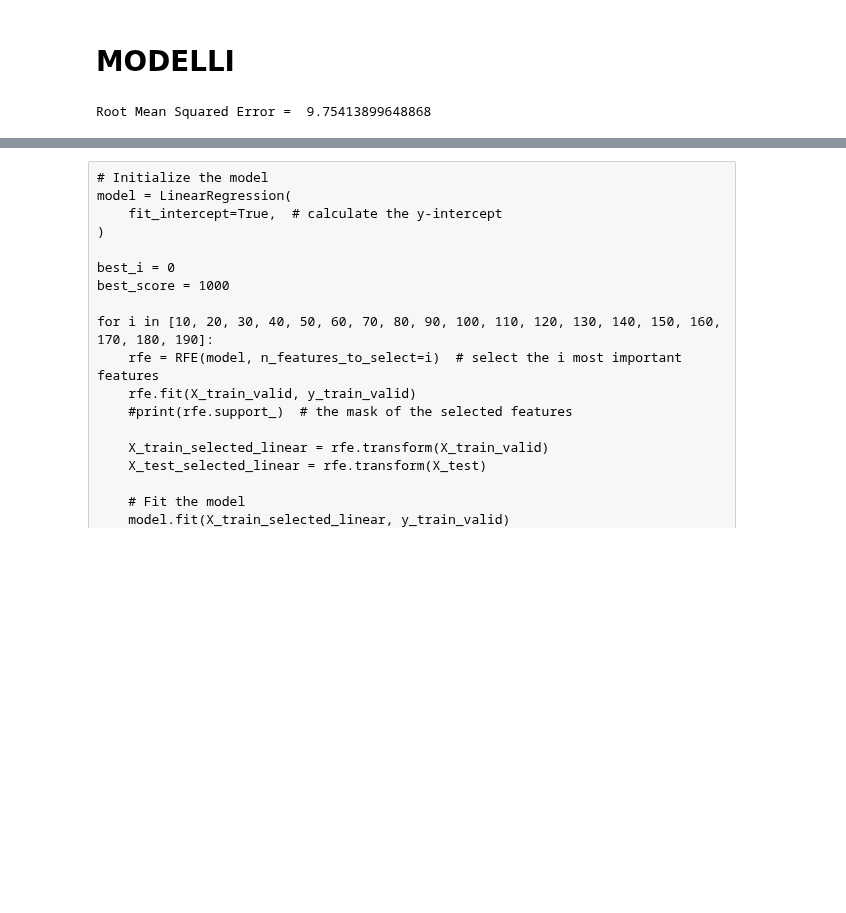
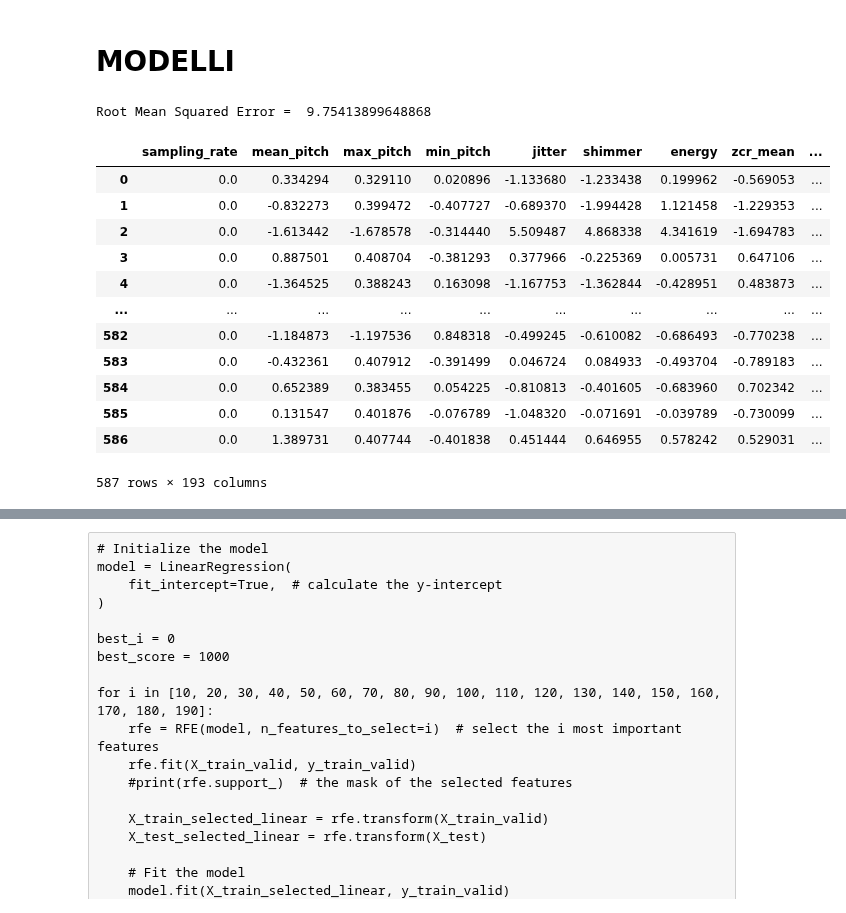
Before and after one commit to RBello02/Homework_Data_science, a Jupyter notebook: notebook_marti.ipynb, the cells around one changed output, grey strips where cells are left out. Saved outputs shown, nothing was run; the diff lists cells and outputs as text; code cells hidden in the pictures; blank space fills up the shorter version.

```diff
--- a/notebook_marti.ipynb
+++ b/notebook_marti.ipynb
@@ -212,9 +212,28 @@ X_test = scaler.transform(X_test)
 # %%
 # Linear regressor with all features
 model = LinearRegression(fit_intercept=True)
 
 model.fit(X_train_valid, y_train_valid)
-score = root_mean_squared_error(y_test, model.predict(X_test))
+y_pred = model.predict(X_test)
+score = root_mean_squared_error(y_test, y_pred)
 print('Root Mean Squared Error = ', score )
+
+residuals = y_pred - y_test
+data_dev_res = pd.DataFrame(X_test, columns=data_dev.columns[~data_dev.columns.isin(['age'])])
+data_dev_res['residual'] = residuals.to_numpy()
+data_dev_res
 # %% [output]
 Root Mean Squared Error =  9.75413899648868
+|  | sampling_rate | mean_pitch | max_pitch | min_pitch | jitter | shimmer | energy | zcr_mean | ... |
+| 0 | 0.0 | 0.334294 | 0.329110 | 0.020896 | -1.133680 | -1.233438 | 0.199962 | -0.569053 | ... |
+| 1 | 0.0 | -0.832273 | 0.399472 | -0.407727 | -0.689370 | -1.994428 | 1.121458 | -1.229353 | ... |
+| 2 | 0.0 | -1.613442 | -1.678578 | -0.314440 | 5.509487 | 4.868338 | 4.341619 | -1.694783 | ... |
+| 3 | 0.0 | 0.887501 | 0.408704 | -0.381293 | 0.377966 | -0.225369 | 0.005731 | 0.647106 | ... |
+| 4 | 0.0 | -1.364525 | 0.388243 | 0.163098 | -1.167753 | -1.362844 | -0.428951 | 0.483873 | ... |
+| ... | ... | ... | ... | ... | ... | ... | ... | ... | ... |
+| 582 | 0.0 | -1.184873 | -1.197536 | 0.848318 | -0.499245 | -0.610082 | -0.686493 | -0.770238 | ... |
+| 583 | 0.0 | -0.432361 | 0.407912 | -0.391499 | 0.046724 | 0.084933 | -0.493704 | -0.789183 | ... |
+| 584 | 0.0 | 0.652389 | 0.383455 | 0.054225 | -0.810813 | -0.401605 | -0.683960 | 0.702342 | ... |
+| 585 | 0.0 | 0.131547 | 0.401876 | -0.076789 | -1.048320 | -0.071691 | -0.039789 | -0.730099 | ... |
+| 586 | 0.0 | 1.389731 | 0.407744 | -0.401838 | 0.451444 | 0.646955 | 0.578242 | 0.529031 | ... |
+587 rows × 193 columns
```
Also changed, not shown: parts of 5 cells of this notebook.
